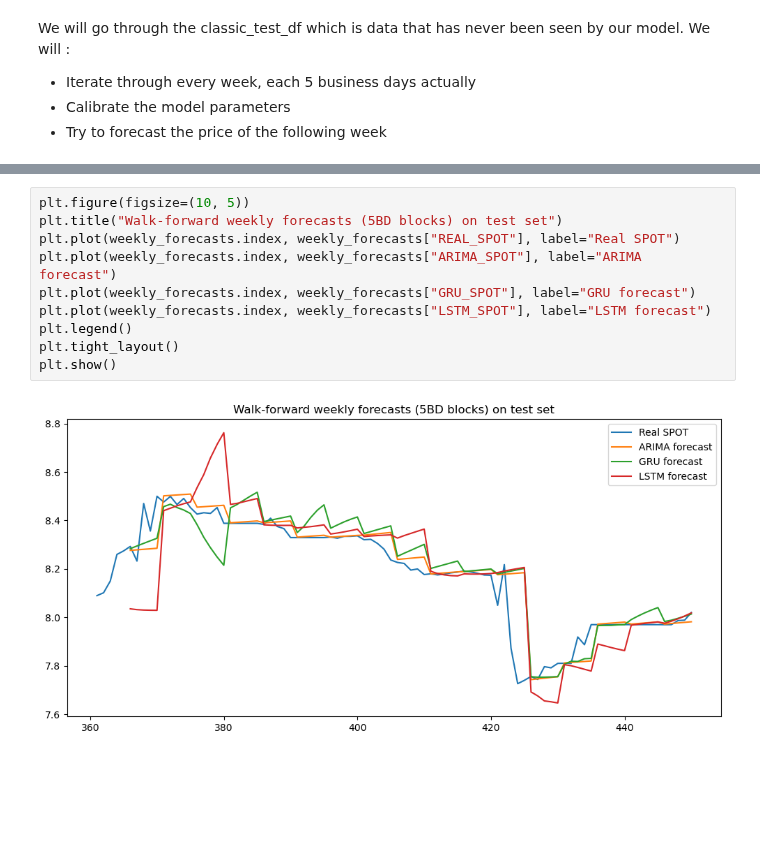
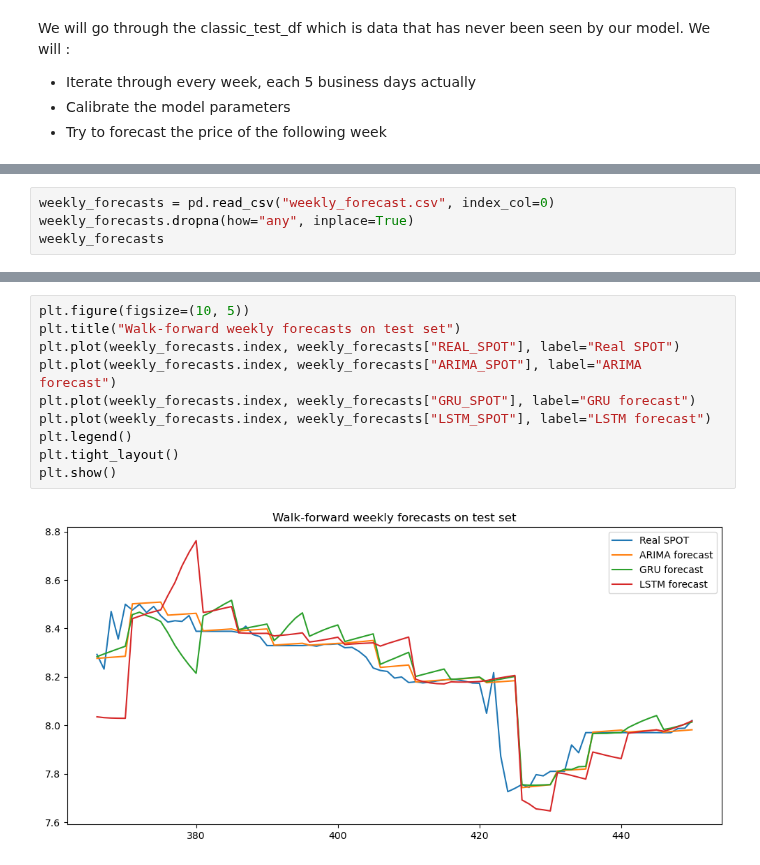
Before and after one commit to R4nd0mnam3/Time_series_Prediction, a Jupyter notebook: main.ipynb, the cells around one changed output, grey strips where cells are left out. Drawn from its saved outputs; the diff is of its cells as text; blank space fills up the shorter version.

```diff
--- a/main.ipynb
+++ b/main.ipynb
@@ -623,0 +592,4 @@ Week 17.0/18.0
+# %%
+weekly_forecasts = pd.read_csv("weekly_forecast.csv", index_col=0)
+weekly_forecasts.dropna(how="any", inplace=True)
+weekly_forecasts
@@ -624,12 +610,12 @@ Week 17.0/18.0
 # %%
 plt.figure(figsize=(10, 5))
-plt.title("Walk-forward weekly forecasts (5BD blocks) on test set")
+plt.title("Walk-forward weekly forecasts on test set")
 plt.plot(weekly_forecasts.index, weekly_forecasts["REAL_SPOT"], label="Real SPOT")
 plt.plot(weekly_forecasts.index, weekly_forecasts["ARIMA_SPOT"], label="ARIMA forecast")
 plt.plot(weekly_forecasts.index, weekly_forecasts["GRU_SPOT"], label="GRU forecast")
 plt.plot(weekly_forecasts.index, weekly_forecasts["LSTM_SPOT"], label="LSTM forecast")
 plt.legend()
 plt.tight_layout()
 plt.show()
 # %% [output]
-[figure, old version]
+[figure, new version]
```
Also changed, not shown: parts of 14 cells of this notebook, 5 other files.
